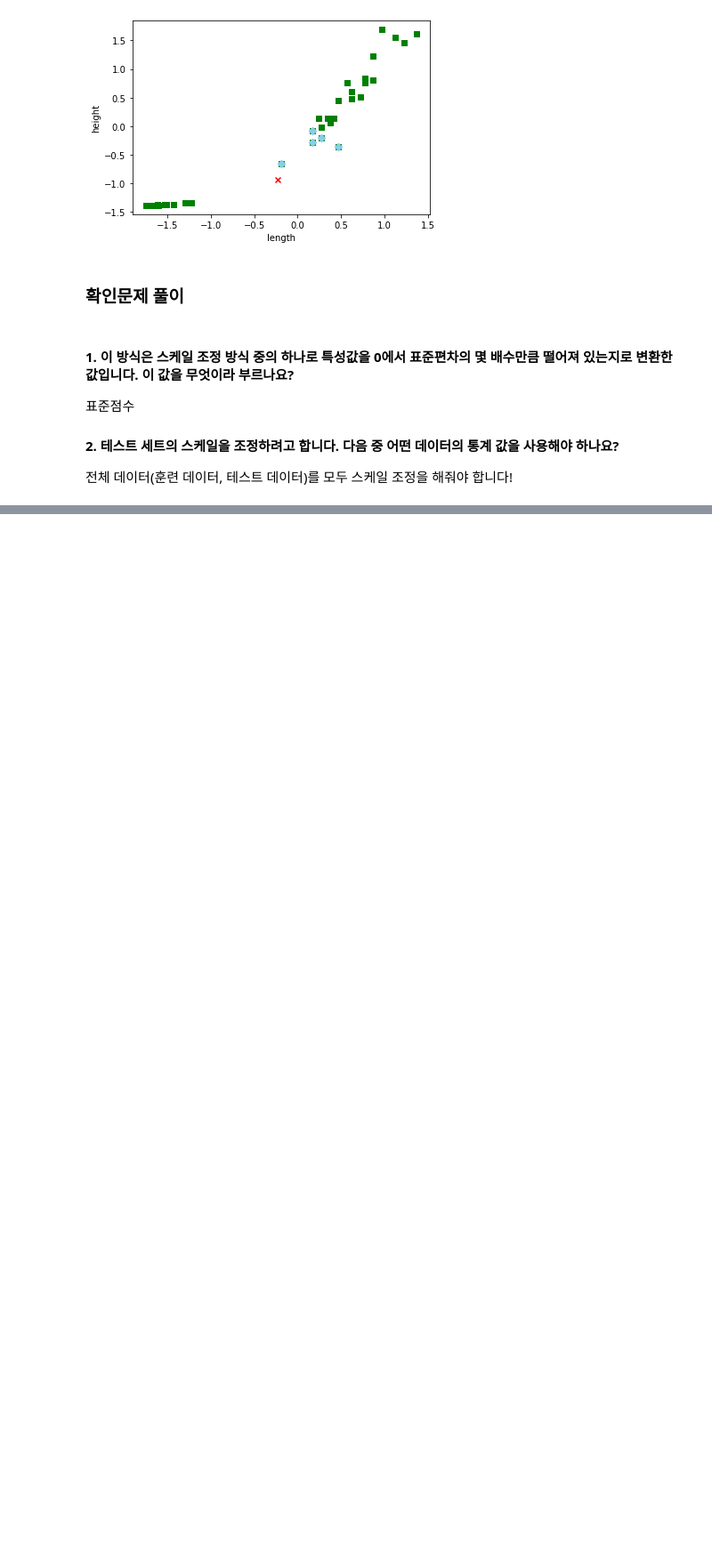
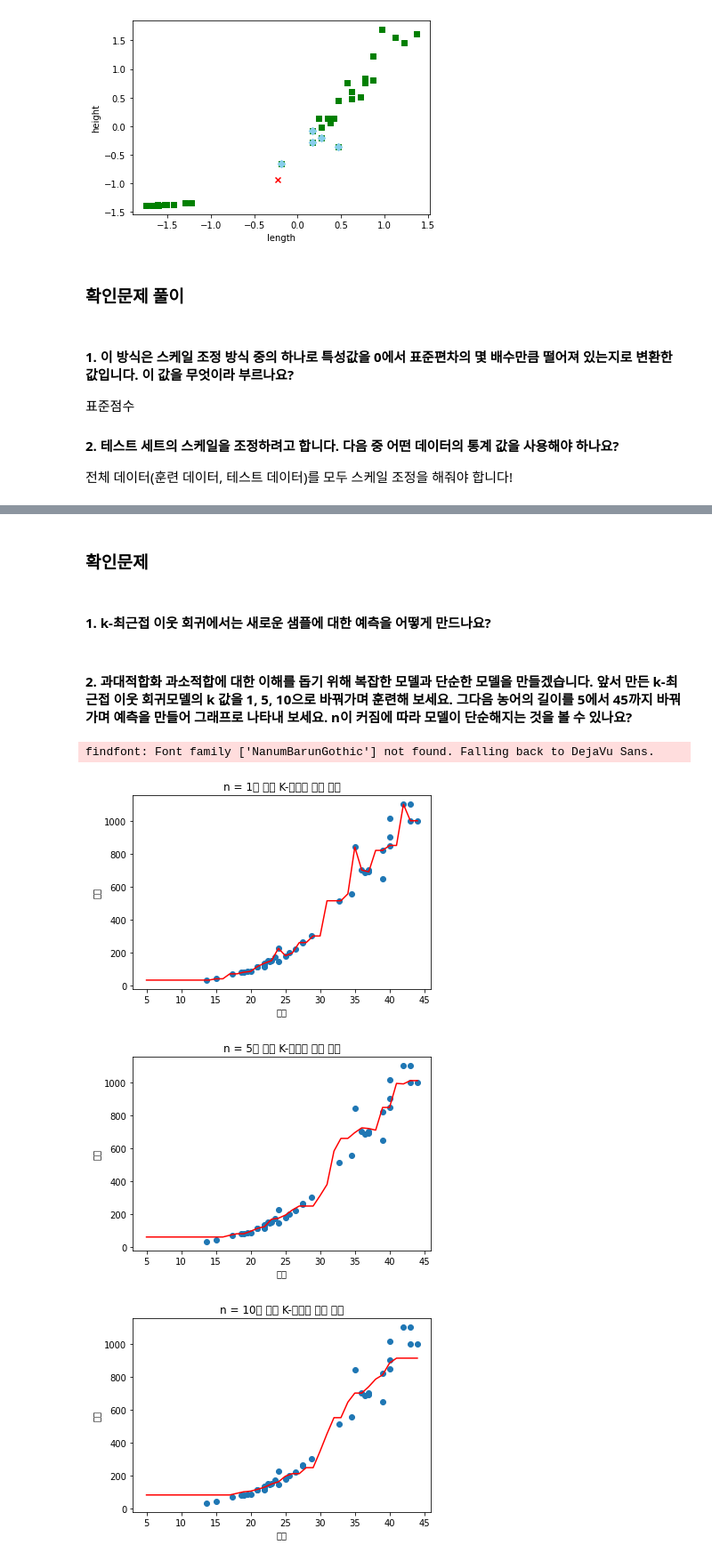
Before and after one commit to progh2/singlestudymldl, a Jupyter notebook: 2022혼공머신.ipynb, the cells around one changed output, grey strips where cells are left out. Shown at 89% size. Drawn from its saved outputs; the diff is of its cells as text; code cells hidden in the pictures; blank space fills up the shorter version.

```diff
--- a/2022혼공머신.ipynb
+++ b/2022혼공머신.ipynb
@@ -519,0 +699,4 @@ plt.show()
+# %% [markdown]
+### 확인문제
+# %% [markdown]
+#### 1. k-최근접 이웃 회귀에서는 새로운 샘플에 대한 예측을 어떻게 만드나요?
@@ -519,0 +705,26 @@ plt.show()
+# %% [markdown]
+#### 2. 과대적합화 과소적합에 대한 이해를 돕기 위해 복잡한 모델과 단순한 모델을 만들겠습니다. 앞서 만든 k-최근접 이웃 회귀모델의 k 값을 1, 5, 10으로 바꿔가며 훈련해 보세요. 그다음 농어의 길이를 5에서 45까지 바꿔가며 예측을 만들어 그래프로 나타내 보세요. n이 커짐에 따라 모델이 단순해지는 것을 볼 수 있나요?
+# %%
+# k-최근접 이웃 회귀 객체 생성
+knr = KNeighborsRegressor()
+# 5에서 45까지 x 좌표를 만든다.
+x = np.arange(5, 45).reshape(-1, 1)
+
+# n = 1, 5, 10 일 때 예측 결과 그래프를 그린다.
+for n in [1, 5, 10]:
+  # 모델 훈련
+  knr.n_neighbors =  n
+  knr.fit(train_input, train_target)
+  prediction = knr.predict(x)
+  # 그래프 생성
+  plt.scatter(train_input, train_target)
+  plt.xlabel('길이')
+  plt.ylabel('무게')
+  plt.plot(x, prediction, color='red')
+  plt.title('n = ' + str(n) + '일 경우 K-최근접 회귀 예측')
+  plt.show()
+# %% [output]
+findfont: Font family ['NanumBarunGothic'] not found. Falling back to DejaVu Sans.
+[figure, added]
+[figure, added]
+[figure, added]
```
Also changed, not shown: parts of 85 cells of this notebook.
